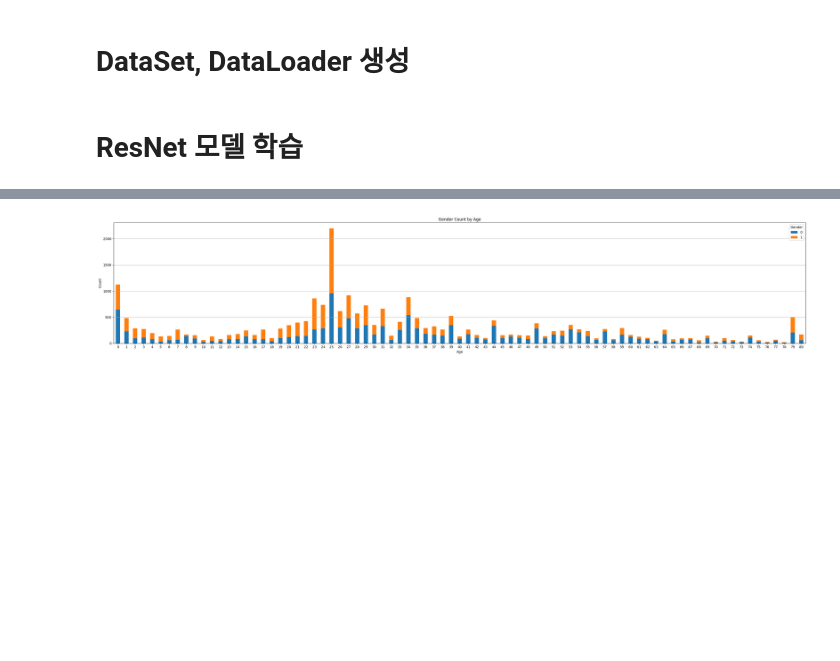
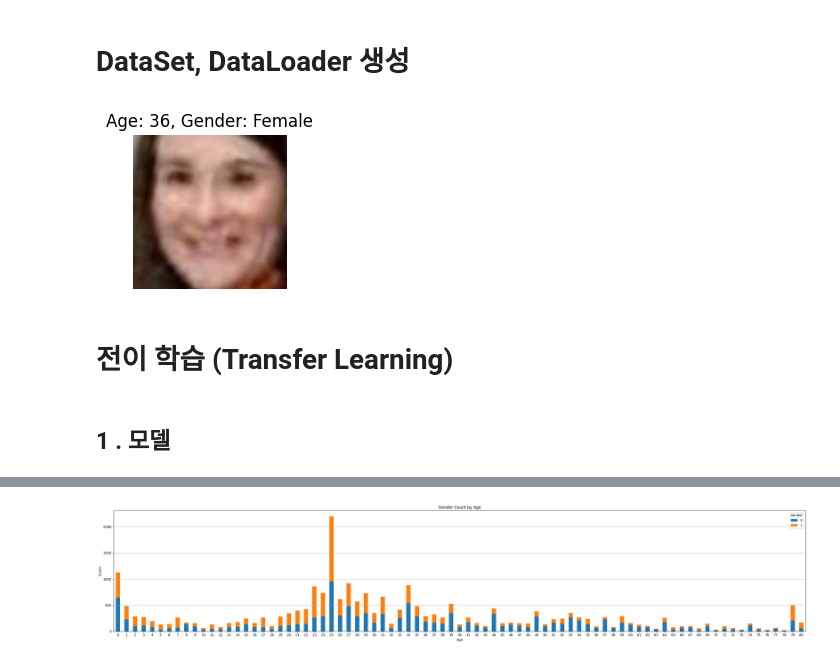
Before and after one commit to DongwooYoon/CNN-based-Age-and-Gender-Prediction, a Jupyter notebook: Age and Gender Prediction.ipynb, the cells around one changed output, grey strips where cells are left out. Drawn from its saved outputs; the diff is of its cells as text; code cells hidden in the pictures; blank space fills up the shorter version.

```diff
--- a/Age and Gender Prediction.ipynb
+++ b/Age and Gender Prediction.ipynb
@@ -58,9 +63,23 @@ def parse_dataset(dataset_path, ext='jpg'):
             age, gender, _, _ = filename.split('_')
 
             '''
-              binning the age
-              80 ~ 89 -> 80
-              90+     -> 90
+              손실 함수로 nn.CrossEntropyLoss() 사용
+
+              nn.CrossEntropyLoss는 모델 출력(logits)과 정수형 레이블을 입력
+
+              정수형 레이블은 0부터 시작하는 정수값.
+
+              따라서 age 레이블을 다음과 같이 변경
+
+              1         ->  0
+              2         ->  1
+              3         ->  2
+                    .
+                    .
+                    .
+              79        ->  78
+              80 ~ 89   ->  79
+              90 ~ 116  ->  80
             '''
             if int(age) // 10 == 8:
                 age = 79
@@ -237,5 +258,23 @@ batch_size = 128
 train_loader = DataLoader(train_dataset, batch_size=batch_size, shuffle=True, num_workers=2)
 valid_loader = DataLoader(valid_dataset, batch_size=batch_size, shuffle=False, num_workers=2)
 test_loader = DataLoader(test_dataset, batch_size=batch_size, shuffle=False, num_workers=2)
+# %%
+# Train dataset에서 첫 번째 샘플 가져오기
+img, age, gender = train_dataset[0]
+
+# 텐서를 이미지로 변환
+img = img.permute(1, 2, 0).numpy()  # [C, H, W] -> [H, W, C]
+img = (img * 255)
+
+# 이미지 시각화
+plt.figure(figsize=(2, 2))
+plt.imshow(img)
+plt.title(f"Age: {age}, Gender: {'Male' if gender == 0 else 'Female'}")
+plt.axis('off')
+plt.show()
+# %% [output]
+[figure, added]
+# %% [markdown]
+# 전이 학습 (Transfer Learning)
 # %% [markdown]
-# ResNet 모델 학습
+## 1 . 모델
```
Also changed, not shown: parts of 29 cells of this notebook.
